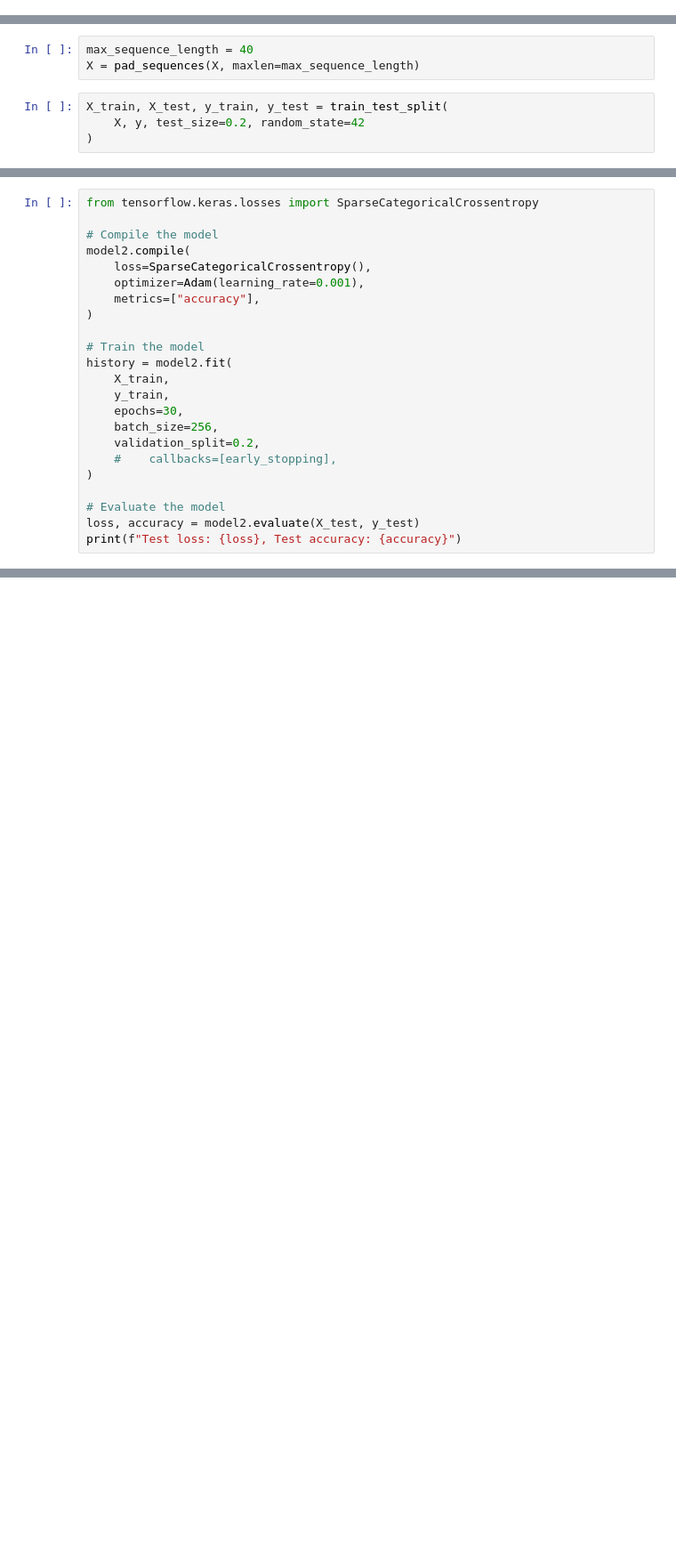
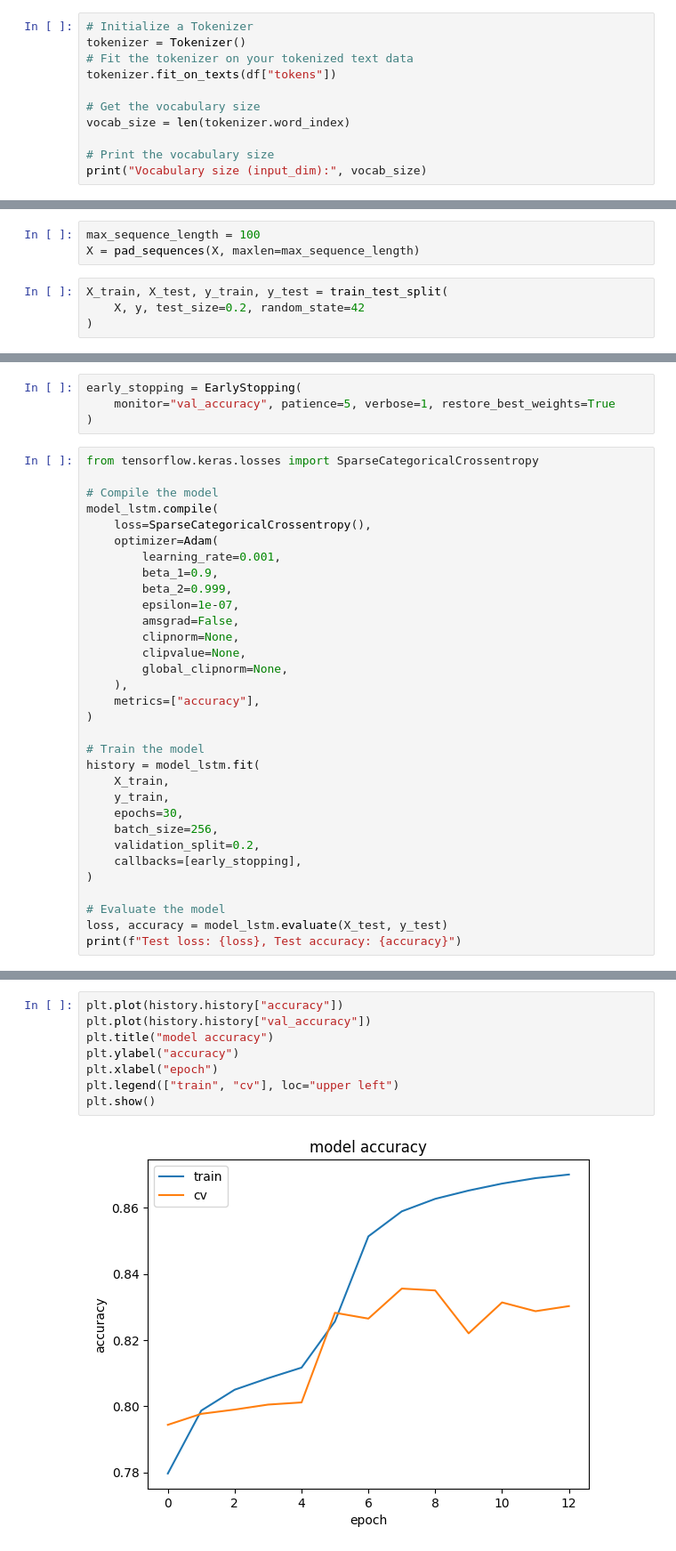
Before and after one commit to FrancoRossetti/trabajo-final-ucse, a Jupyter notebook: 3_dataset-preprocess/01_world-cup-2018-preprocess.ipynb, the cells around one changed output, grey strips where cells are left out. Shown: that part at 89% size. Cells and saved outputs as stored; diff of their text form; blank space fills up the shorter version.

```diff
--- a/3_dataset-preprocess/01_world-cup-2018-preprocess.ipynb
+++ b/3_dataset-preprocess/01_world-cup-2018-preprocess.ipynb
@@ -467,0 +512,11 @@ Vocabulary size: 143778
+# %%
+# Initialize a Tokenizer
+tokenizer = Tokenizer()
+# Fit the tokenizer on your tokenized text data
+tokenizer.fit_on_texts(df["tokens"])
+
+# Get the vocabulary size
+vocab_size = len(tokenizer.word_index)
+
+# Print the vocabulary size
+print("Vocabulary size (input_dim):", vocab_size)
@@ -468,5 +525,5 @@ Vocabulary size: 143778
 # %%
-max_sequence_length = 40
+max_sequence_length = 100
 X = pad_sequences(X, maxlen=max_sequence_length)
 # %%
 X_train, X_test, y_train, y_test = train_test_split(
@@ -494,25 +570,38 @@ model2.add(Dense(3, activation="softmax"))
+# %%
+early_stopping = EarlyStopping(
+    monitor="val_accuracy", patience=5, verbose=1, restore_best_weights=True
+)
 # %%
 from tensorflow.keras.losses import SparseCategoricalCrossentropy
 
 # Compile the model
-model2.compile(
+model_lstm.compile(
     loss=SparseCategoricalCrossentropy(),
-    optimizer=Adam(learning_rate=0.001),
+    optimizer=Adam(
+        learning_rate=0.001,
+        beta_1=0.9,
+        beta_2=0.999,
+        epsilon=1e-07,
+        amsgrad=False,
+        clipnorm=None,
+        clipvalue=None,
+        global_clipnorm=None,
+    ),
     metrics=["accuracy"],
 )
 
 # Train the model
-history = model2.fit(
+history = model_lstm.fit(
     X_train,
     y_train,
     epochs=30,
     batch_size=256,
     validation_split=0.2,
-    #    callbacks=[early_stopping],
+    callbacks=[early_stopping],
 )
 
 # Evaluate the model
-loss, accuracy = model2.evaluate(X_test, y_test)
+loss, accuracy = model_lstm.evaluate(X_test, y_test)
 print(f"Test loss: {loss}, Test accuracy: {accuracy}")
 # %% [output]
 Epoch 1/30
@@ -534,0 +624,10 @@ Epoch 30/30
+# %%
+plt.plot(history.history["accuracy"])
+plt.plot(history.history["val_accuracy"])
+plt.title("model accuracy")
+plt.ylabel("accuracy")
+plt.xlabel("epoch")
+plt.legend(["train", "cv"], loc="upper left")
+plt.show()
+# %% [output]
+[figure, added]
```
Also changed, not shown: parts of 34 cells of this notebook.
